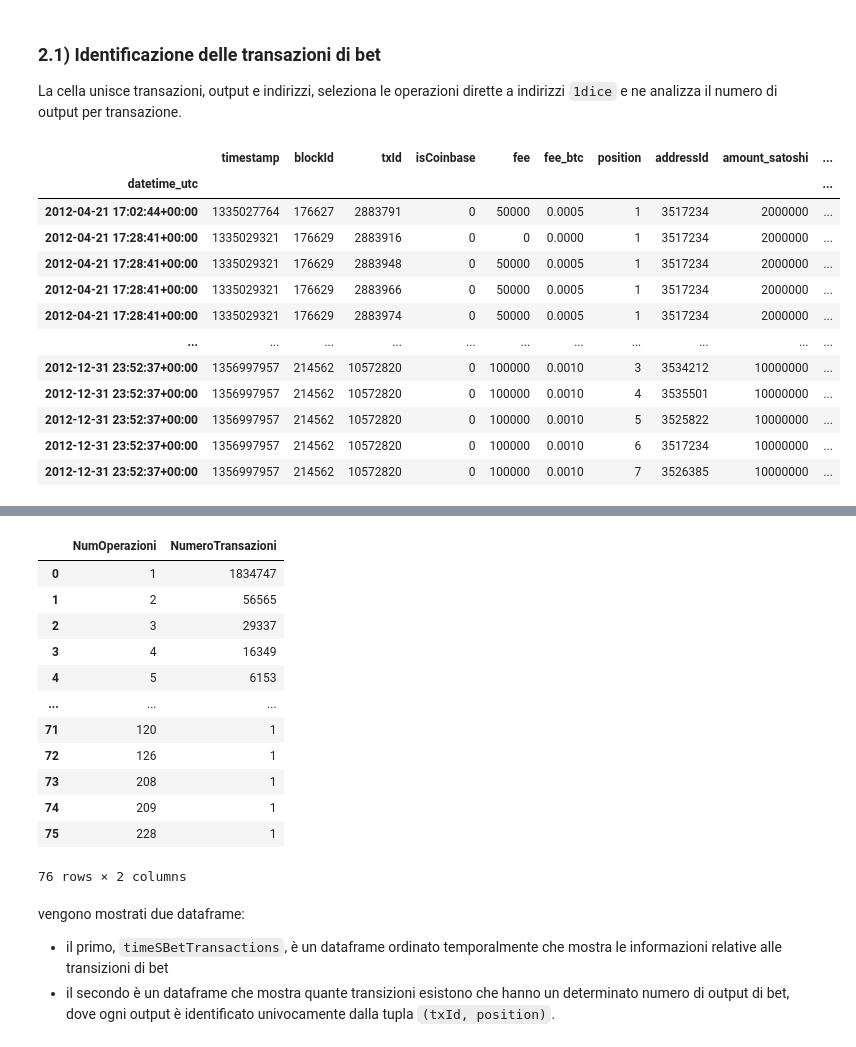
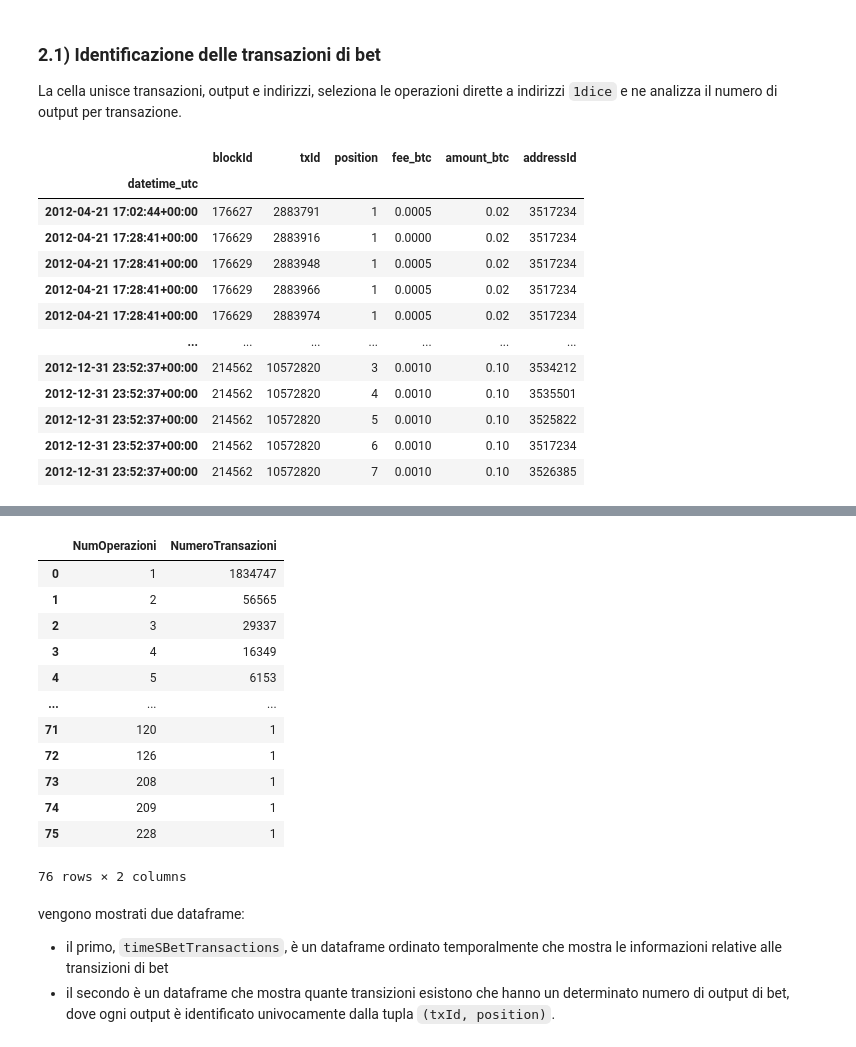
Before and after one commit to ArcticWrr/BetFlow, a Jupyter notebook: progetto_BetFlow.ipynb, the cells around one changed output, grey strips where cells are left out. Saved outputs shown, nothing was run; the diff lists cells and outputs as text; code cells hidden in the pictures.

```diff
--- a/progetto_BetFlow.ipynb
+++ b/progetto_BetFlow.ipynb
@@ -106,9 +110,13 @@ def read_headerless_dataset(config, nrows=SAMPLE_ROWS):
         low_memory=False,
     )
 
-frames = {name: read_headerless_dataset(cfg) for name, cfg in DATASETS.items()} #.items produce coppie chiave valore
+frames = {
+    name: read_headerless_dataset(cfg)
+    for name, cfg in DATASETS.items()
+} #.items produce coppie chiave valore
 
-# Il file SatoshiDice contiene una riga di provenienza prima dell'intestazione.
+# Il file SatoshiDice contiene una riga di provenienza
+# prima dell'intestazione.
 satoshi_dice = pd.read_csv(
     SATOSHI_DICE_PATH,
     sep=r"\t|\s{2,}",  # tab nell'header, spazi multipli nelle righe
@@ -117,12 +125,16 @@ satoshi_dice = pd.read_csv(
 )
 satoshi_dice.columns = satoshi_dice.columns.str.strip()
 satoshi_dice = satoshi_dice.apply(
-    lambda column: column.str.strip() if column.dtype == "object" else column #rimuove spazi bianchi se colonna contiene testo
+    lambda column: column.str.strip()
+    if column.dtype == "object" else column #rimuove spazi bianchi se colonna contiene testo
 )
 frames["satoshi_dice"] = satoshi_dice
 
 for name, frame in frames.items():
-    print(f"{name}: {frame.shape[0]:,} righe × {frame.shape[1]} colonne")
+    print(
+    f"{name}: {frame.shape[0]:,} "
+    f"righe × {frame.shape[1]} colonne"
+    )
     display(frame.head(5))
 
 outputs = frames["outputs"].copy()
@@ -279,32 +296,59 @@ La cella unisce transazioni, output e indirizzi, seleziona le operazioni dirette
 e ne analizza il numero di output per transazione.
 # %%
 transactionsOutput = pd.merge(transactions, outputs, on="txId")
-mappingTransactionsOutput = pd.merge(transactionsOutput, mapping, on="addressId")
-timeSMappingTransactionsOutput = mappingTransactionsOutput.set_index('datetime_utc')
+mappingTransactionsOutput = pd.merge(
+    transactionsOutput,
+    mapping, on="addressId"
+)
+timeSMappingTransactionsOutput = (
+    mappingTransactionsOutput
+    .set_index('datetime_utc')
+)
+betTransactions = mappingTransactionsOutput.loc[
+    mappingTransactionsOutput
+    .address.str.startswith('1dice', na=False)
+]
+timeSBetTransactions = (
+    betTransactions.set_index('datetime_utc')
+)
 
-betTransactions = mappingTransactionsOutput.loc[
-    mappingTransactionsOutput.address.str.startswith('1dice', na=False)
-]
-timeSBetTransactions = betTransactions.set_index('datetime_utc')
+totTransactions = mappingTransactionsOutput.loc[
+    :,['address','addressId','txId']
+    ]
+timeSTotTransactions = timeSMappingTransactionsOutput.loc[
+    :,['address','addressId','txId']
+    ]
 
-totTransactions = mappingTransactionsOutput.loc[:,['address','addressId','txId']]
-timeSTotTransactions = timeSMappingTransactionsOutput.loc[:,['address','addressId','txId']]
-
-idTransactions = betTransactions.groupby("txId")["position"].count().rename("NumOperazioni").reset_index()
-
-display(timeSBetTransactions)
-display(idTransactions.groupby("NumOperazioni").size().rename("NumeroTransazioni").reset_index())
+idTransactions = (
+    betTransactions
+        .groupby("txId")["position"]
+        .count()
+        .rename("NumOperazioni")
+        .reset_index()
+)
+display(
+    timeSBetTransactions[
+        ["blockId","txId","position","fee_btc","amount_btc", "addressId"]
+    ]
+)
+display(
+    idTransactions
+    .groupby("NumOperazioni")
+    .size()
+    .rename("NumeroTransazioni")
+    .reset_index()
+)
 # %% [output]
-|  | timestamp | blockId | txId | isCoinbase | fee | fee_btc | position | addressId | amount_satoshi | ... |
-| datetime_utc |  |  |  |  |  |  |  |  |  | ... |
-| 2012-04-21 17:02:44+00:00 | 1335027764 | 176627 | 2883791 | 0 | 50000 | 0.0005 | 1 | 3517234 | 2000000 | ... |
-| 2012-04-21 17:28:41+00:00 | 1335029321 | 176629 | 2883916 | 0 | 0 | 0.0000 | 1 | 3517234 | 2000000 | ... |
-| 2012-04-21 17:28:41+00:00 | 1335029321 | 176629 | 2883948 | 0 | 50000 | 0.0005 | 1 | 3517234 | 2000000 | ... |
-| 2012-04-21 17:28:41+00:00 | 1335029321 | 176629 | 2883966 | 0 | 50000 | 0.0005 | 1 | 3517234 | 2000000 | ... |
-| 2012-04-21 17:28:41+00:00 | 1335029321 | 176629 | 2883974 | 0 | 50000 | 0.0005 | 1 | 3517234 | 2000000 | ... |
-| ... | ... | ... | ... | ... | ... | ... | ... | ... | ... | ... |
-| 2012-12-31 23:52:37+00:00 | 1356997957 | 214562 | 10572820 | 0 | 100000 | 0.0010 | 3 | 3534212 | 10000000 | ... |
-| 2012-12-31 23:52:37+00:00 | 1356997957 | 214562 | 10572820 | 0 | 100000 | 0.0010 | 4 | 3535501 | 10000000 | ... |
-| 2012-12-31 23:52:37+00:00 | 1356997957 | 214562 | 10572820 | 0 | 100000 | 0.0010 | 5 | 3525822 | 10000000 | ... |
-| 2012-12-31 23:52:37+00:00 | 1356997957 | 214562 | 10572820 | 0 | 100000 | 0.0010 | 6 | 3517234 | 10000000 | ... |
-| 2012-12-31 23:52:37+00:00 | 1356997957 | 214562 | 10572820 | 0 | 100000 | 0.0010 | 7 | 3526385 | 10000000 | ... |
+|  | blockId | txId | position | fee_btc | amount_btc | addressId |
+| datetime_utc |  |  |  |  |  |  |
+| 2012-04-21 17:02:44+00:00 | 176627 | 2883791 | 1 | 0.0005 | 0.02 | 3517234 |
+| 2012-04-21 17:28:41+00:00 | 176629 | 2883916 | 1 | 0.0000 | 0.02 | 3517234 |
+| 2012-04-21 17:28:41+00:00 | 176629 | 2883948 | 1 | 0.0005 | 0.02 | 3517234 |
+| 2012-04-21 17:28:41+00:00 | 176629 | 2883966 | 1 | 0.0005 | 0.02 | 3517234 |
+| 2012-04-21 17:28:41+00:00 | 176629 | 2883974 | 1 | 0.0005 | 0.02 | 3517234 |
+| ... | ... | ... | ... | ... | ... | ... |
+| 2012-12-31 23:52:37+00:00 | 214562 | 10572820 | 3 | 0.0010 | 0.10 | 3534212 |
+| 2012-12-31 23:52:37+00:00 | 214562 | 10572820 | 4 | 0.0010 | 0.10 | 3535501 |
+| 2012-12-31 23:52:37+00:00 | 214562 | 10572820 | 5 | 0.0010 | 0.10 | 3525822 |
+| 2012-12-31 23:52:37+00:00 | 214562 | 10572820 | 6 | 0.0010 | 0.10 | 3517234 |
+| 2012-12-31 23:52:37+00:00 | 214562 | 10572820 | 7 | 0.0010 | 0.10 | 3526385 |
```
Also changed, not shown: parts of 24 cells of this notebook, 4 other files.
